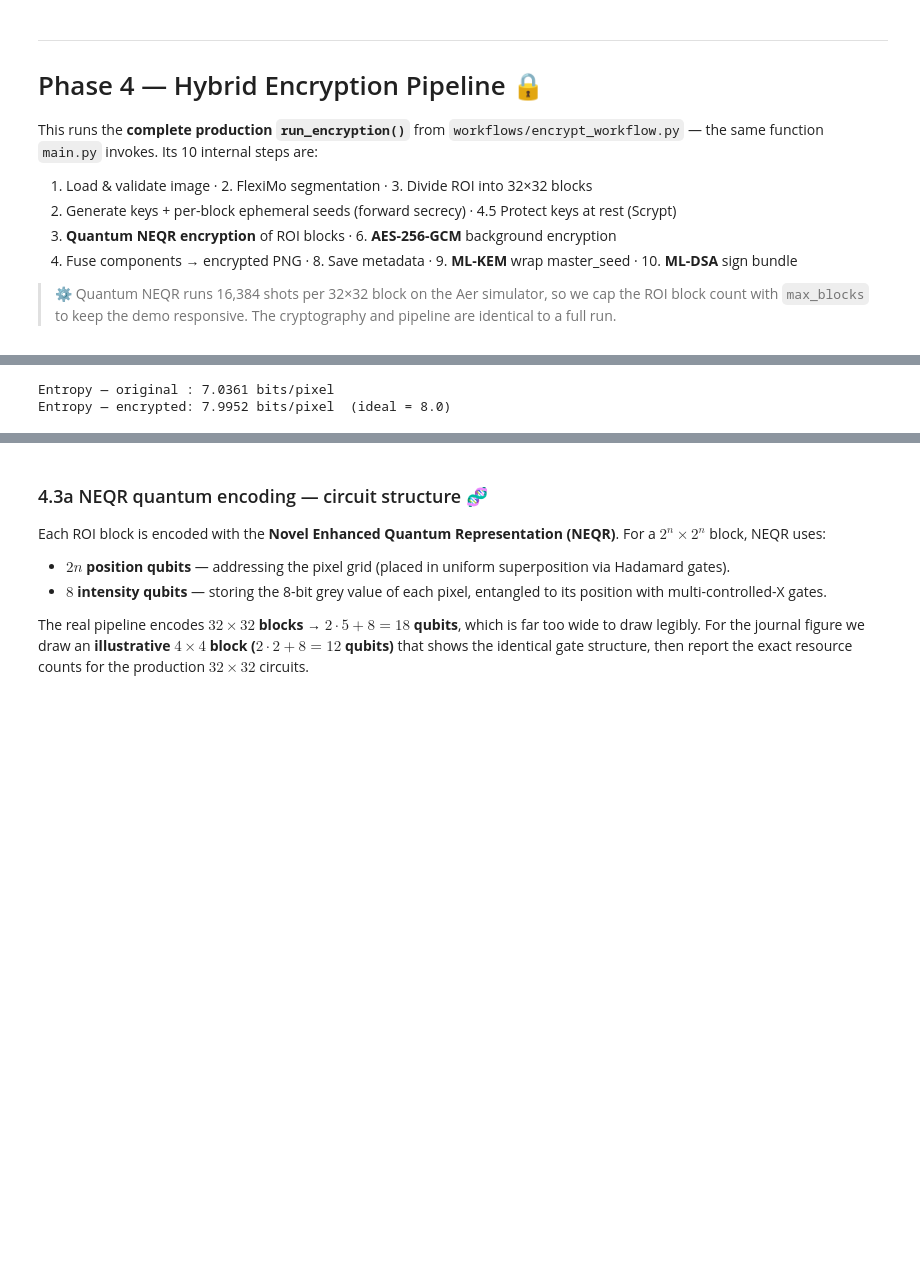
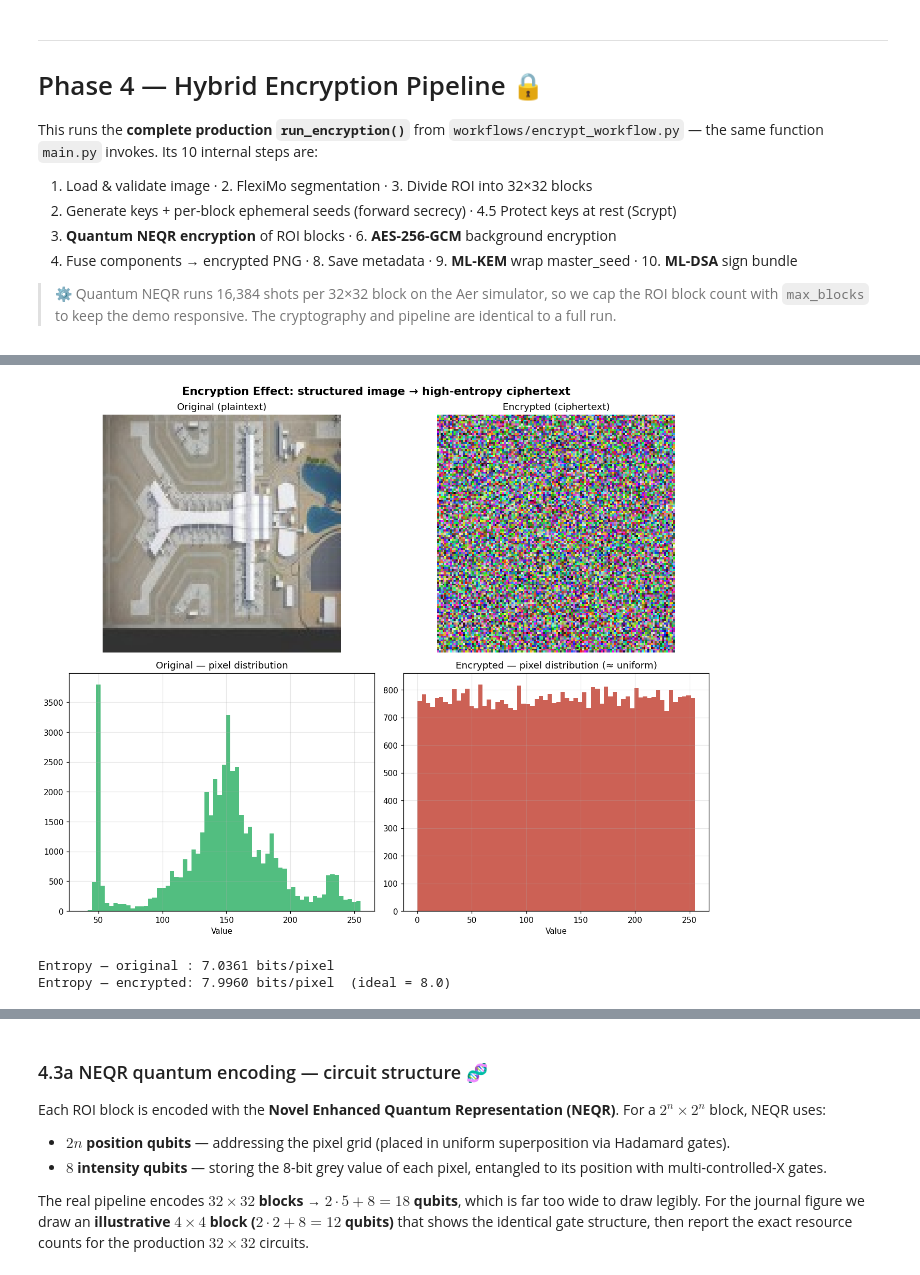
Before and after one commit to Govind-v-kartha/File_To_Link, a Jupyter notebook: Satellite image encryption.ipynb, the cells around one changed output, grey strips where cells are left out. Saved outputs shown, nothing was run; the diff lists cells and outputs as text; code cells hidden in the pictures; blank space fills up the shorter version.

Commit message:
fix: corrected graphical plot on all phases

```diff
--- a/Satellite image encryption.ipynb
+++ b/Satellite image encryption.ipynb
@@ -637,7 +642,7 @@ axes[1, 1].set_title("Encrypted — pixel distribution (≈ uniform)"); axes[1,
 
 fig.suptitle("Encryption Effect: structured image → high-entropy ciphertext",
              fontsize=14, fontweight="bold")
-plt.tight_layout(); plt.show()
+plt.tight_layout(); display(fig)
 
 # Shannon entropy (bits/pixel) — higher = closer to ideal random
 def entropy(img):
@@ -653,5 +658,6 @@ print(f"Entropy — encrypted: {entropy(encrypted_image):.4f} bits/pixel  (ideal
+[figure, added]
 Entropy — original : 7.0361 bits/pixel
-Entropy — encrypted: 7.9952 bits/pixel  (ideal = 8.0)
+Entropy — encrypted: 7.9960 bits/pixel  (ideal = 8.0)
 # %%
 # ── 4.2b  Hybrid encryption pipeline — stage-by-stage layers ──────────────────
 # The fused ciphertext is assembled from two independently-encrypted layers.
```
Also changed, not shown: parts of 25 cells of this notebook.
